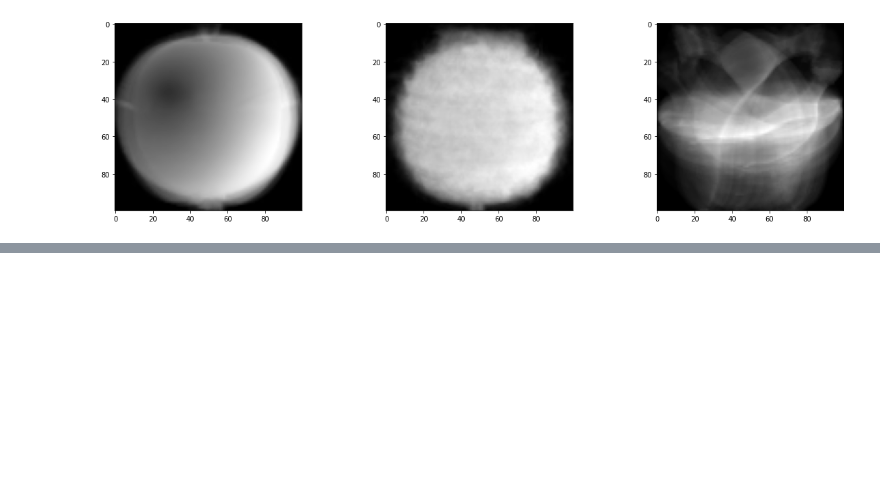
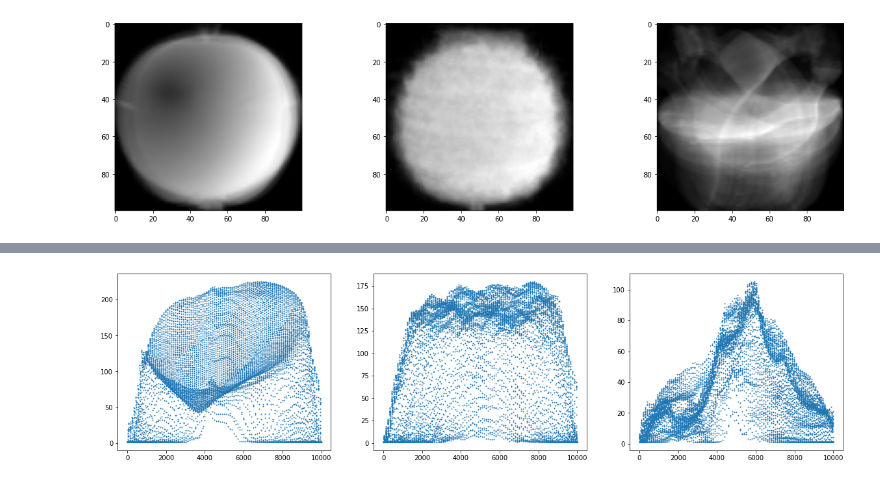
Before and after one commit to keizikang/self_study_mldl, a Jupyter notebook: 혼공머신_6장.ipynb, the cells around one changed output, grey strips where cells are left out. Cells and saved outputs as stored; diff of their text form; code cells hidden in the pictures; blank space fills up the shorter version.

```diff
--- a/혼공머신_6장.ipynb
+++ b/혼공머신_6장.ipynb
@@ -140,0 +139,10 @@ plt.show()
+# %%
+# axis=0 방향으로 평균 내면 각 픽셀당 평균값이 나옴
+# 사과, 파인애플, 바나나의 평균 이미지를 그려보자
+fig, axs = plt.subplots(1, 3, figsize=(20, 5))
+axs[0].scatter(range(10000), np.mean(apple, axis=0), label='apple', s=1)
+axs[1].scatter(range(10000), np.mean(pineapple, axis=0), label='pineapple', s=1)
+axs[2].scatter(range(10000), np.mean(banana, axis=0), label='banana', s=1)
+plt.show()
+# %% [output]
+[figure, added]
```
Also changed, not shown: parts of 44 cells of this notebook.
